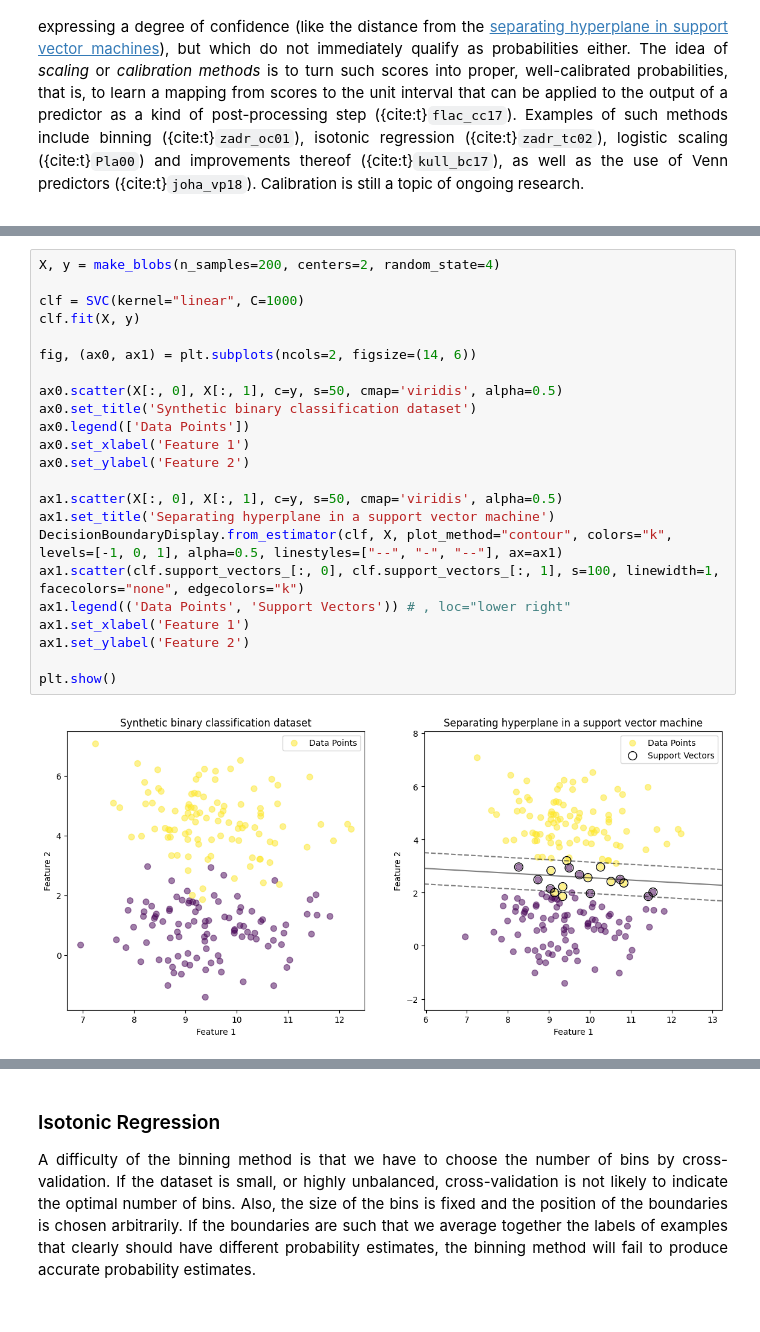
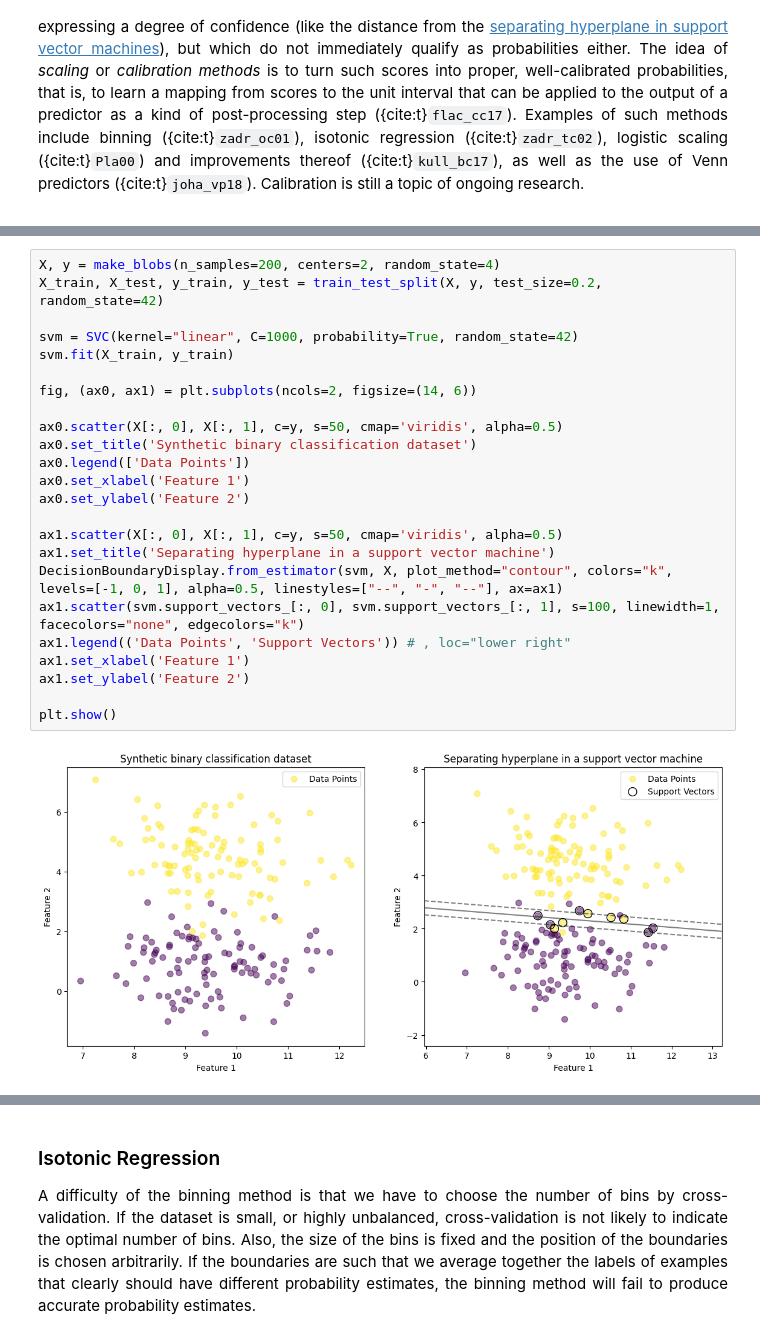
Before and after one commit to tloehrlmu/PageTest, a Jupyter notebook: chapter-pe-calibration/calibration.ipynb, the cells around one changed output, grey strips where cells are left out. Drawn from its saved outputs; the diff is of its cells as text.

```diff
--- a/chapter-pe-calibration/calibration.ipynb
+++ b/chapter-pe-calibration/calibration.ipynb
@@ -46,25 +56,26 @@ Calibration is still a topic of ongoing research.
 # %%
 X, y = make_blobs(n_samples=200, centers=2, random_state=4)
+X_train, X_test, y_train, y_test = train_test_split(X, y, test_size=0.2, random_state=42)
 
-clf = SVC(kernel="linear", C=1000)
-clf.fit(X, y)
+svm = SVC(kernel="linear", C=1000, probability=True, random_state=42)
+svm.fit(X_train, y_train)
 
 fig, (ax0, ax1) = plt.subplots(ncols=2, figsize=(14, 6))
 
 ax0.scatter(X[:, 0], X[:, 1], c=y, s=50, cmap='viridis', alpha=0.5)
 ax0.set_title('Synthetic binary classification dataset')
 ax0.legend(['Data Points'])
 ax0.set_xlabel('Feature 1')
 ax0.set_ylabel('Feature 2')
 
 ax1.scatter(X[:, 0], X[:, 1], c=y, s=50, cmap='viridis', alpha=0.5)
 ax1.set_title('Separating hyperplane in a support vector machine')
-DecisionBoundaryDisplay.from_estimator(clf, X, plot_method="contour", colors="k", levels=[-1, 0, 1], alpha=0.5, linestyles=["--", "-", "--"], ax=ax1)
-ax1.scatter(clf.support_vectors_[:, 0], clf.support_vectors_[:, 1], s=100, linewidth=1, facecolors="none", edgecolors="k")
+DecisionBoundaryDisplay.from_estimator(svm, X, plot_method="contour", colors="k", levels=[-1, 0, 1], alpha=0.5, linestyles=["--", "-", "--"], ax=ax1)
+ax1.scatter(svm.support_vectors_[:, 0], svm.support_vectors_[:, 1], s=100, linewidth=1, facecolors="none", edgecolors="k")
 ax1.legend(('Data Points', 'Support Vectors')) # , loc="lower right"
 ax1.set_xlabel('Feature 1')
 ax1.set_ylabel('Feature 2')
 
 plt.show()
 # %% [output]
-[figure, old version]
+[figure, new version]
```
Also changed, not shown: parts of 14 cells of this notebook, 1 other file.
